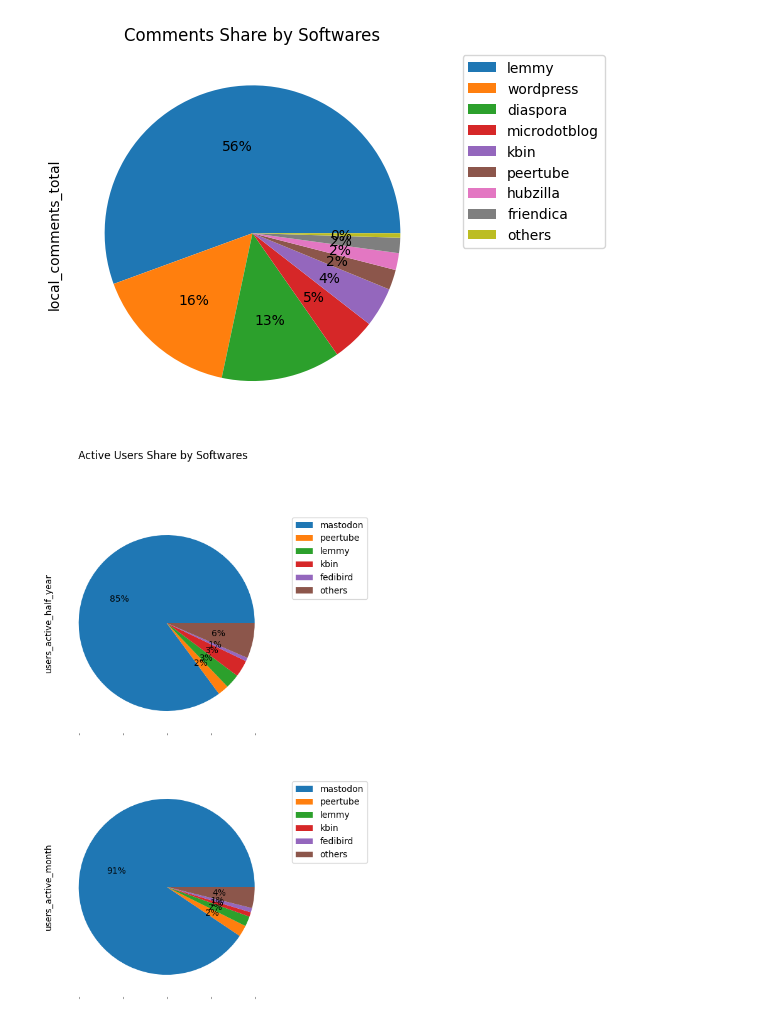
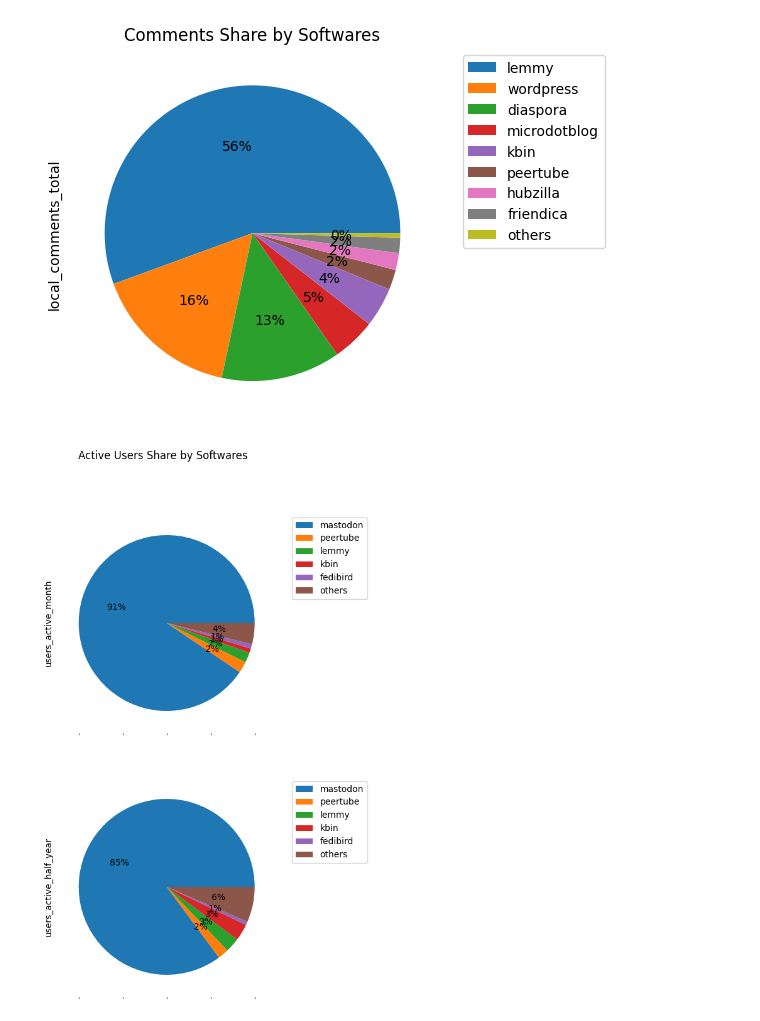
Before and after one commit to mizunashi-mana/fediverse-stats, a Jupyter notebook: notebook/fediverse-stats.ipynb, the cells around one changed output. Saved outputs shown, nothing was run; the diff lists cells and outputs as text; code cells hidden in the pictures.

```diff
--- a/notebook/fediverse-stats.ipynb
+++ b/notebook/fediverse-stats.ipynb
@@ -196,17 +238,4 @@ result_df[result_df['type']=='ok'][[
 # %%
-blacklist = [
-    'https://egirls.gay/nodeinfo/2.0'
-]
-ok_df = result_df[(result_df['type']=='ok')&(~result_df['node_info.resource_url'].isin(blacklist))].rename(columns={
-    'node_info.users_total':'users_total',
-    'node_info.users_active_month':'users_active_month',
-    'node_info.users_active_half_year':'users_active_half_year',
-    'node_info.local_posts_total':'local_posts_total',
-    'node_info.local_comments_total':'local_comments_total',
-    'node_info.open_registrations':'open_registrations',
-    'node_info.software_name':'software_name',
-    'node_info.software_version':'software_version'
-})
-ok_df.loc[:, 'instances_total'] = 1
+ok_df = raw_ok_df[~raw_ok_df['node_info.resource_url'].isin(blacklist)]
 ok_df
 # %% [output]
@@ -390,15 +419,18 @@ plot.legend(bbox_to_anchor=(1.05, 1), loc='upper left')
 [figure]
 # %%
 all_df = ok_df.pivot_table(index='software_name', values=[
-    'users_active_half_year',
-    'users_active_month'
-], aggfunc='sum').sort_values(by='users_active_month', ascending=False)
+    'users_active_month',
+    'users_active_half_year'
+], aggfunc='sum')[[
+    'users_active_month',
+    'users_active_half_year'
+]].sort_values(by='users_active_month', ascending=False)
 df = pd.DataFrame(all_df.head(5))
 df.loc['others'] = all_df[5:].sum()
 plots = df.plot.pie(subplots=True, autopct='%.f%%', labeldistance=None, layout=(2, 1), figsize=(5, 10), title='Active Users Share by Softwares')
 for plot in plots:
     plot[0].legend(bbox_to_anchor=(1.05, 1), loc='upper left')
 # %% [output]
-[figure, old version]
+[figure, new version]
 # %%
 all_df = ok_df.pivot_table(index=['software_name', 'software_version'], values='instances_total', aggfunc='sum').sort_values(by='instances_total', ascending=False)
```
Also changed, not shown: parts of 6 cells of this notebook.
